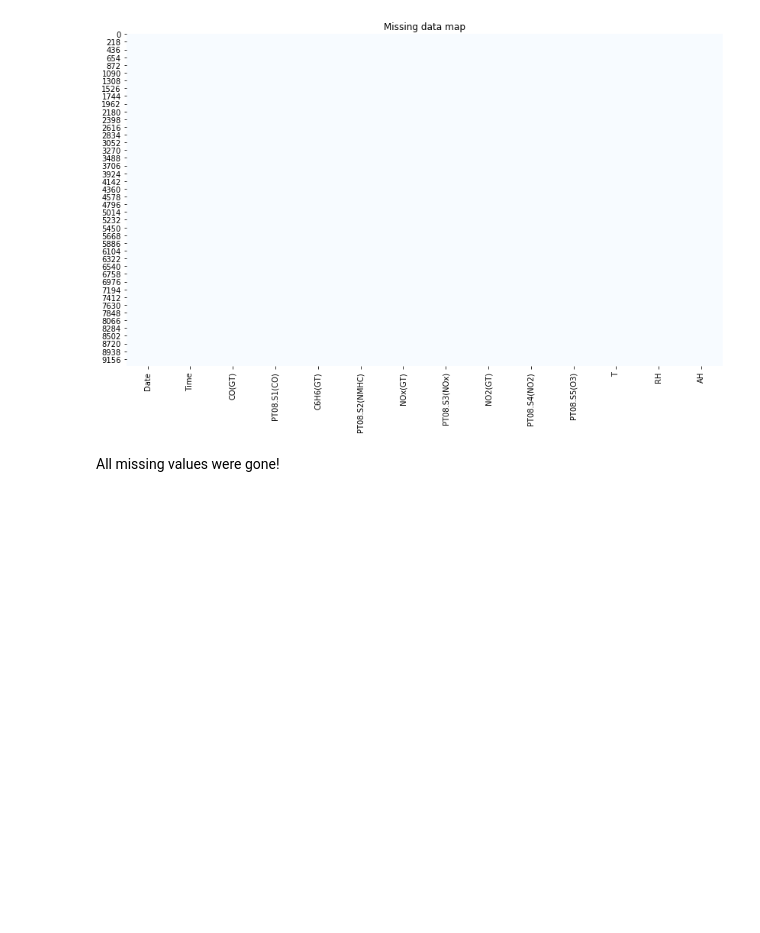
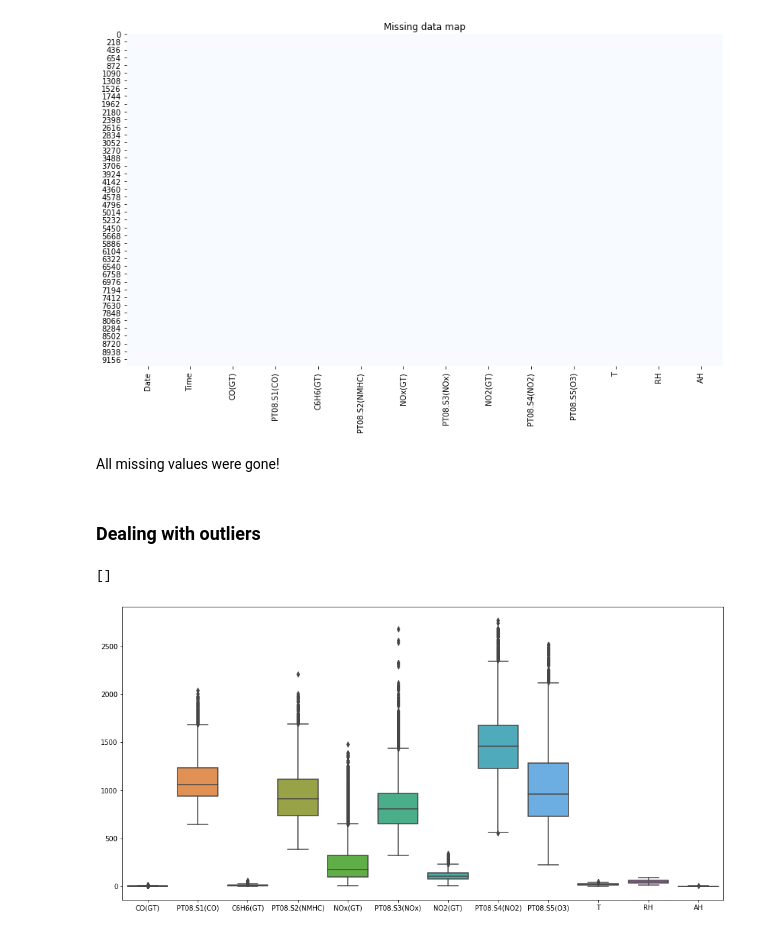
Before and after one commit to elisiojsj/Data-Science, a Jupyter notebook: CO_concentration-analysis.ipynb, the cells around one changed output. Drawn from its saved outputs; the diff is of its cells as text; code cells hidden in the pictures; blank space fills up the shorter version.

Commit message:
dealing with outliers

```diff
--- a/CO_concentration-analysis.ipynb
+++ b/CO_concentration-analysis.ipynb
@@ -153,3 +153,13 @@ plt.show()
 [figure]
 # %% [markdown]
 All missing values were gone!
+# %% [markdown]
+### Dealing with outliers
+# %%
+# showing the boxplot for all variables (except Date and Time)
+plt.figure(figsize=(16,8))
+sns.boxplot(data=df.loc[:, 'CO(GT)':'AH'])
+plt.plot()
+# %% [output]
+[]
+[figure, added]
```
Also changed, not shown: parts of 7 cells of this notebook, 1 other file.
